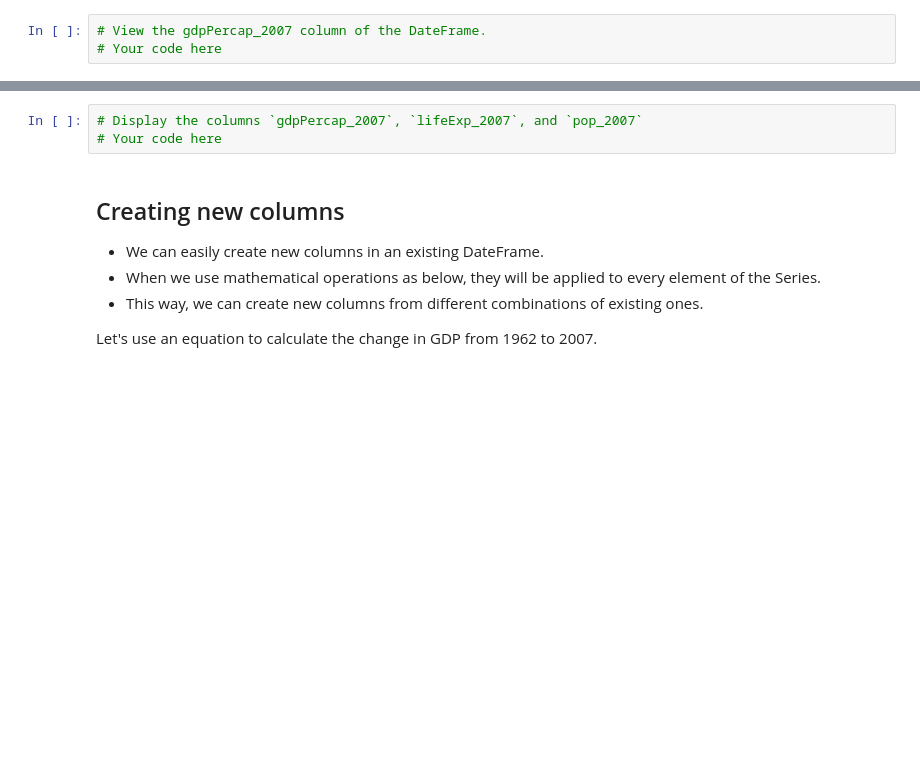
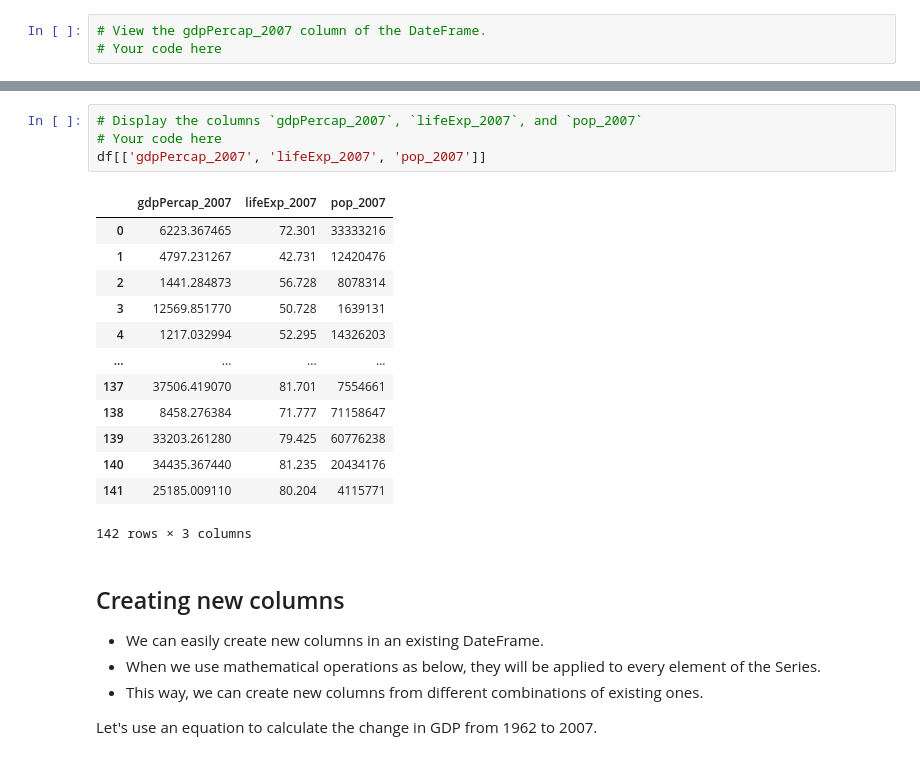
Before and after one commit to frodriguessilva/python-for-ai, a Jupyter notebook: 02_data_analysis_pandas.ipynb, the cells around one changed output, grey strips where cells are left out. Saved outputs shown, nothing was run; the diff lists cells and outputs as text; blank space fills up the shorter version.

```diff
--- a/02_data_analysis_pandas.ipynb
+++ b/02_data_analysis_pandas.ipynb
@@ -260,6 +274,21 @@ We can also adapt this method to view multiple columns. Instead of passing in a
 # %%
 # Display the columns `gdpPercap_2007`, `lifeExp_2007`, and `pop_2007`
 # Your code here
+df[['gdpPercap_2007', 'lifeExp_2007', 'pop_2007']]
+# %% [output]
+|  | gdpPercap_2007 | lifeExp_2007 | pop_2007 |
+| 0 | 6223.367465 | 72.301 | 33333216 |
+| 1 | 4797.231267 | 42.731 | 12420476 |
+| 2 | 1441.284873 | 56.728 | 8078314 |
+| 3 | 12569.851770 | 50.728 | 1639131 |
+| 4 | 1217.032994 | 52.295 | 14326203 |
+| ... | ... | ... | ... |
+| 137 | 37506.419070 | 81.701 | 7554661 |
+| 138 | 8458.276384 | 71.777 | 71158647 |
+| 139 | 33203.261280 | 79.425 | 60776238 |
+| 140 | 34435.367440 | 81.235 | 20434176 |
+| 141 | 25185.009110 | 80.204 | 4115771 |
+142 rows × 3 columns
 # %% [markdown]
 ## Creating new columns
 
```
Also changed, not shown: parts of 13 cells of this notebook.
